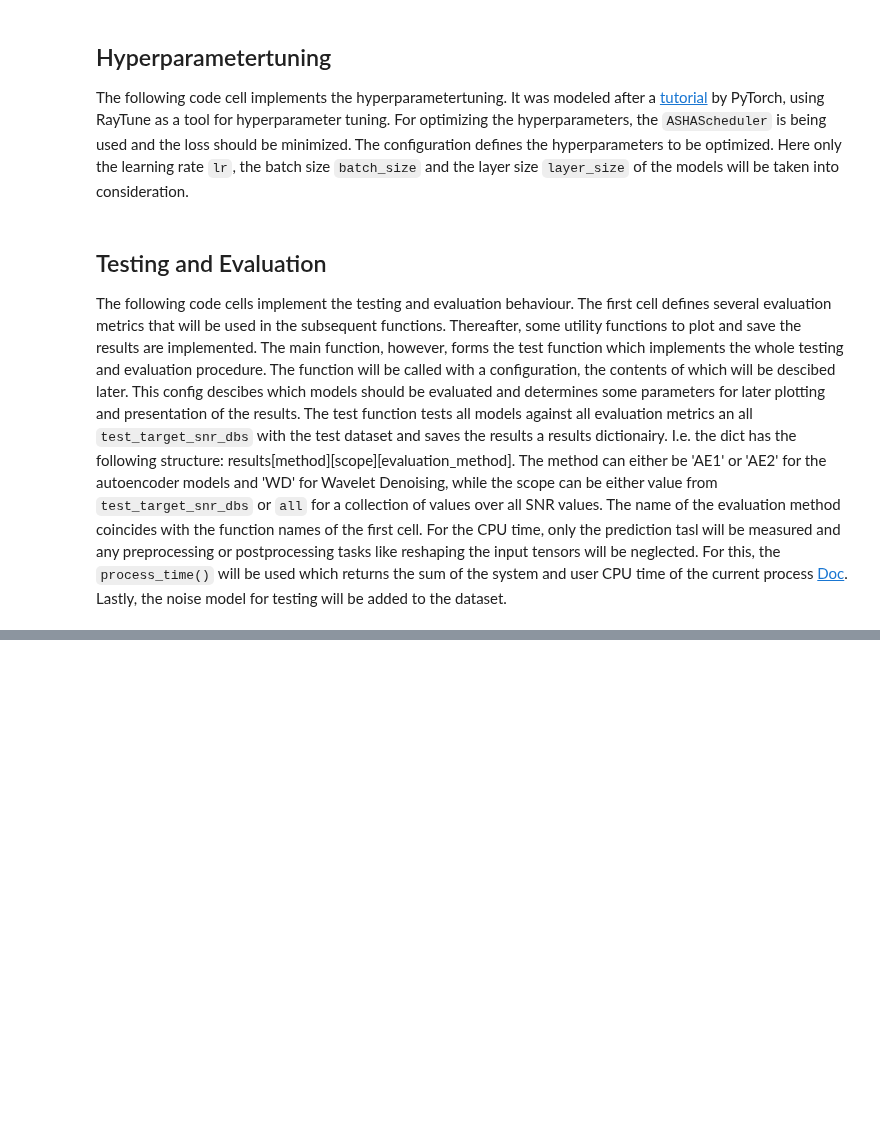
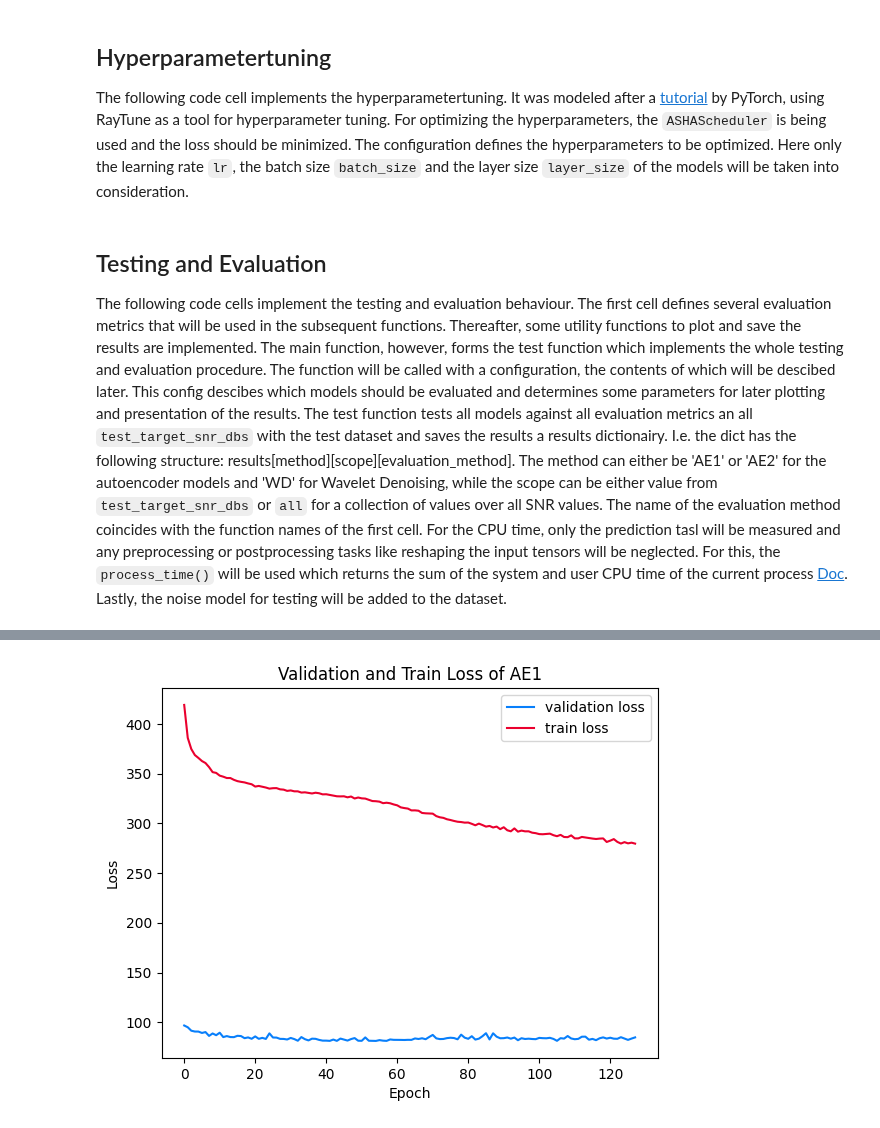
Before and after one commit to jonasburian/Bachelor-Thesis-Project, a Jupyter notebook: project.ipynb, the cells around one changed output, grey strips where cells are left out. Cells and saved outputs as stored; diff of their text form; code cells hidden in the pictures; blank space fills up the shorter version.

```diff
--- a/project.ipynb
+++ b/project.ipynb
@@ -1223 +1236,18 @@ CPU TIME 0.0005502175122478845
+# %%
+# VISUALIZATIONS FOR THE LEARNING BEHAVIOUR
+
+filename = 'models/new/bandpass/loss_2.csv'
+
+df = pd.read_csv(filename)
+
+plt.plot(df['epoch'], df['val_loss'], color='#087ffb', label='validation loss')
+plt.plot(df['epoch'], df['train_loss'], color='#ea002e', label='train loss')
+
+plt.title('Validation and Train Loss of AE1')
+plt.xlabel('Epoch')
+plt.ylabel('Loss')
+plt.legend()
+plt.show()
+# %% [output]
+[figure, added]
 # %%
```
Also changed, not shown: parts of 15 cells of this notebook, 23 other files.
